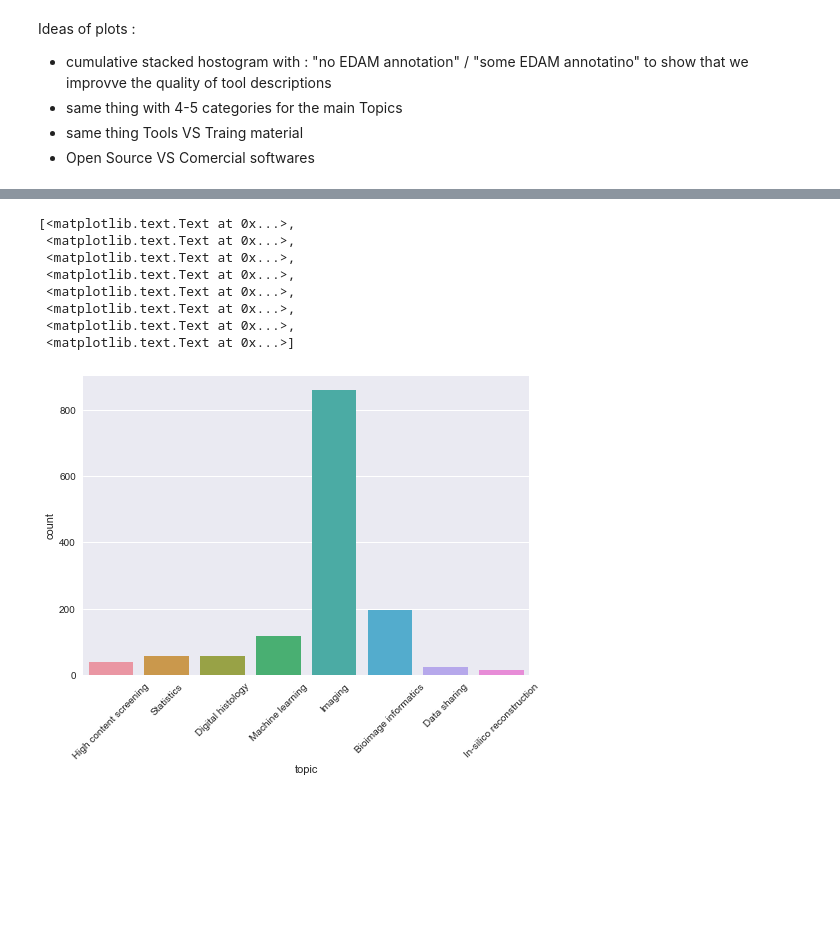
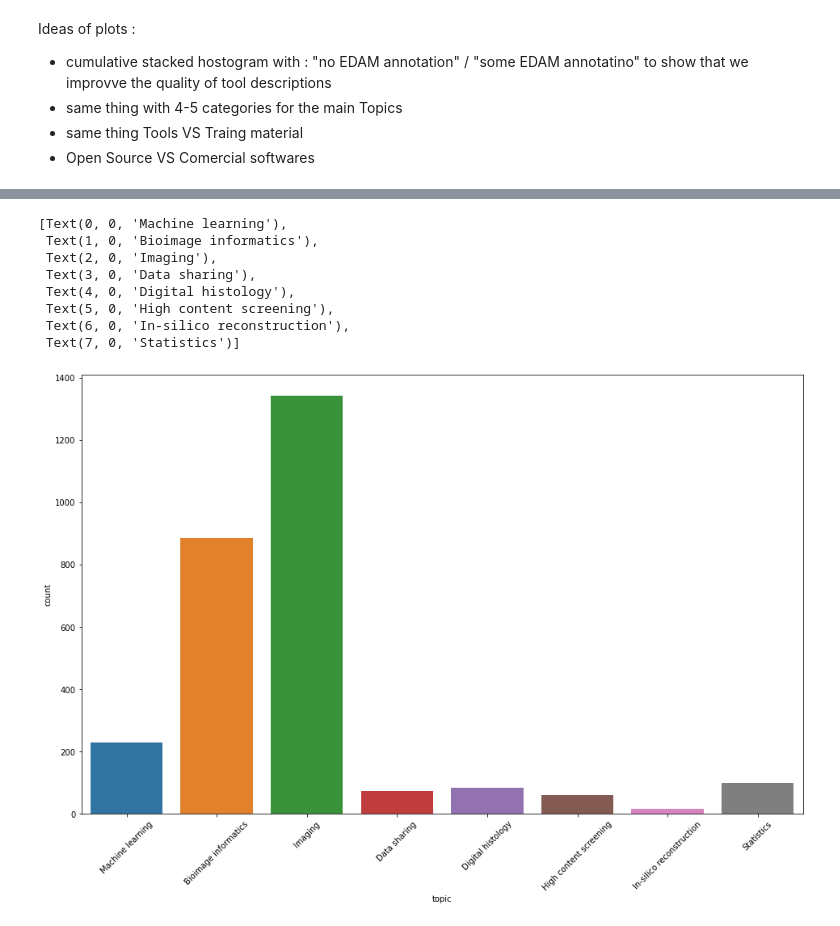
Before and after one commit to NEUBIAS/bise-core-ontology, a Jupyter notebook: advanced-queries-demo.ipynb, the cells around one changed output, grey strips where cells are left out. Saved outputs shown, nothing was run; the diff lists cells and outputs as text; code cells hidden in the pictures; blank space fills up the shorter version.

```diff
--- a/advanced-queries-demo.ipynb
+++ b/advanced-queries-demo.ipynb
@@ -262,13 +260,13 @@ plt.figure(figsize=(16, 10))
 soft_dates = []
 date_query = """
 SELECT ?soft ?date WHERE {
-    ?soft a <http://biii.eu/node/software> .
+    ?soft a <http://biii.eu/software> .
     ?soft dc:created ?date .
 }
 """
 results = g.query(date_query, initNs=ns)
 for r in results:
-    soft_dates.append({'soft':r['soft'], 'created':r['date']})
+    soft_dates.append({'soft':str(r['soft']), 'created':str(r['date'])})
 
 df = pd.DataFrame(soft_dates)
 df["created"] = df["created"].astype("datetime64")
@@ -418,17 +424,19 @@ chart.set_xticklabels(chart.get_xticklabels(), rotation=45)
 # %%
+plt.figure(figsize=(16, 10))
+
 df = pd.DataFrame(tools)
 chart = sns.countplot(x="topic", data=df)
 chart.set_xticklabels(chart.get_xticklabels(), rotation=45)
 # %% [output]
-[<matplotlib.text.Text at 0x...>,
- <matplotlib.text.Text at 0x...>,
- <matplotlib.text.Text at 0x...>,
- <matplotlib.text.Text at 0x...>,
- <matplotlib.text.Text at 0x...>,
- <matplotlib.text.Text at 0x...>,
- <matplotlib.text.Text at 0x...>,
- <matplotlib.text.Text at 0x...>]
+[Text(0, 0, 'Machine learning'),
+ Text(1, 0, 'Bioimage informatics'),
+ Text(2, 0, 'Imaging'),
+ Text(3, 0, 'Data sharing'),
+ Text(4, 0, 'Digital histology'),
+ Text(5, 0, 'High content screening'),
+ Text(6, 0, 'In-silico reconstruction'),
+ Text(7, 0, 'Statistics')]
-[figure, old version]
+[figure, new version]
 # %%
 plt.figure(figsize=(16, 10))
 
```
Also changed, not shown: parts of 16 cells of this notebook.
